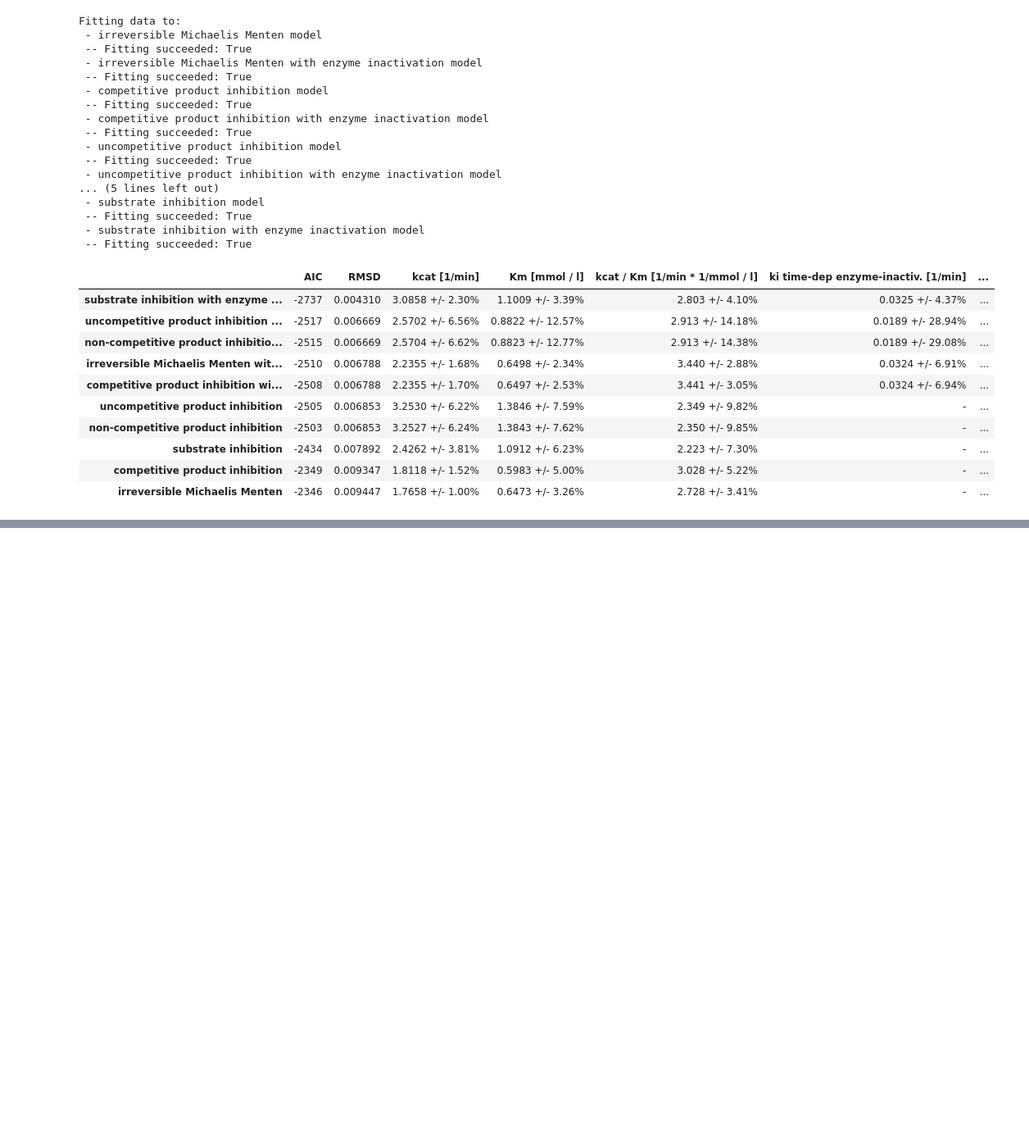
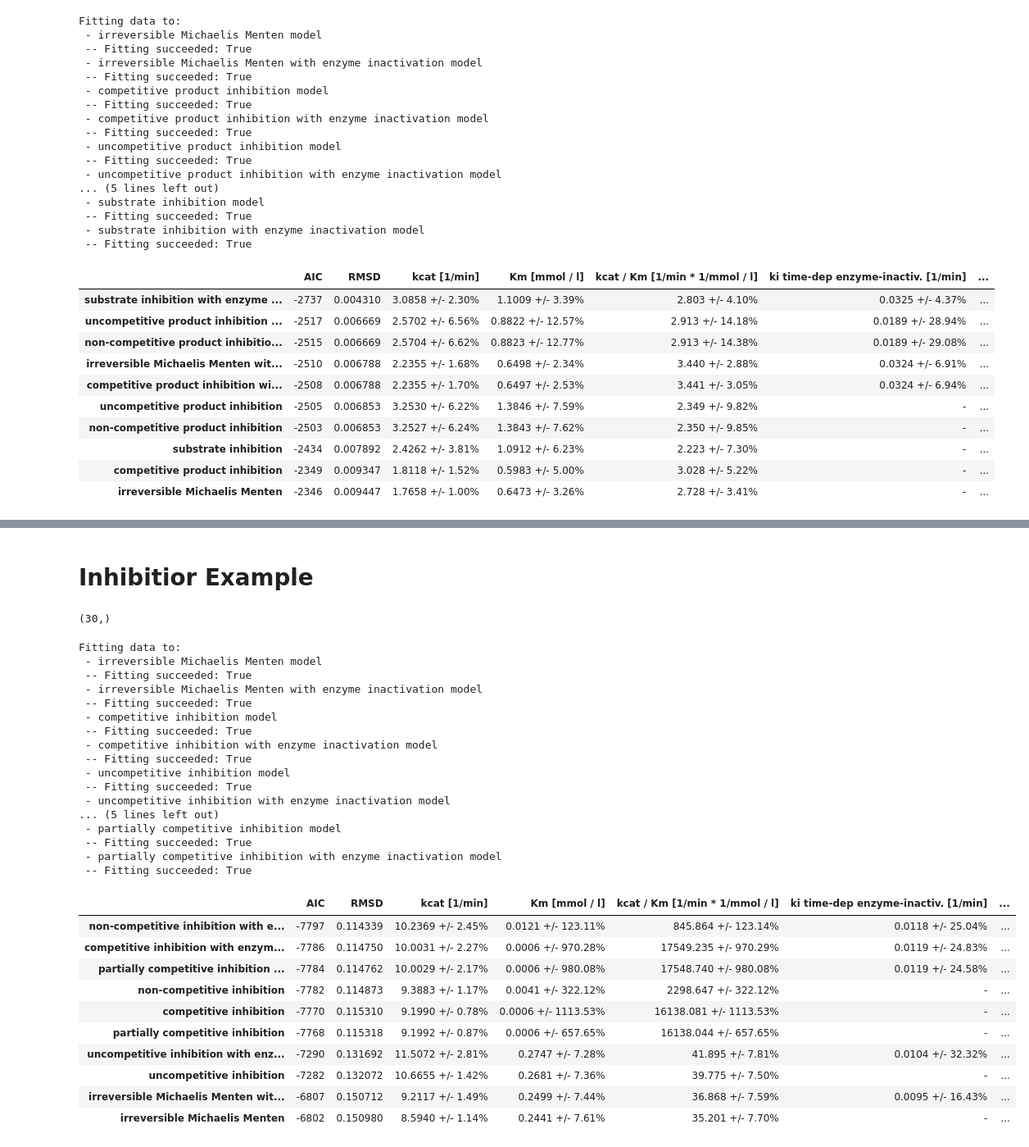
Before and after one commit to FAIRChemistry/EnzymePynetics, a Jupyter notebook: TestfromEnzymeML.ipynb, the cells around one changed output, grey strips where cells are left out. Shown at 82% size. Saved outputs shown, nothing was run; the diff lists cells and outputs as text; code cells hidden in the pictures; blank space fills up the shorter version.

```diff
--- a/TestfromEnzymeML.ipynb
+++ b/TestfromEnzymeML.ipynb
@@ -62,0 +45,43 @@ y
+# %% [markdown]
+# Inhibitior Example
+# %%
+estimator = ParameterEstimator.from_EnzymeML(
+    "/Users/max/Documents/enzymeml/glucosidase_inhibition/out/glucosidase_with_inhibitiors.omex",
+    "s0",
+    "s1",
+    "p0",
+    "s2",
+)
+# %% [output]
+(30,)
+# %%
+estimator.fit_models()
+# %% [output]
+Fitting data to:
+ - irreversible Michaelis Menten model
+ -- Fitting succeeded: True
+ - irreversible Michaelis Menten with enzyme inactivation model
+ -- Fitting succeeded: True
+ - competitive inhibition model
+ -- Fitting succeeded: True
+ - competitive inhibition with enzyme inactivation model
+ -- Fitting succeeded: True
+ - uncompetitive inhibition model
+ -- Fitting succeeded: True
+ - uncompetitive inhibition with enzyme inactivation model
+... (5 lines left out)
+ - partially competitive inhibition model
+ -- Fitting succeeded: True
+ - partially competitive inhibition with enzyme inactivation model
+ -- Fitting succeeded: True
+|  | AIC | RMSD | kcat [1/min] | Km [mmol / l] | kcat / Km [1/min * 1/mmol / l] | ki time-dep enzyme-inactiv. [1/min] | ... |
+| non-competitive inhibition with e... | -7797 | 0.114339 | 10.2369 +/- 2.45% | 0.0121 +/- 123.11% | 845.864 +/- 123.14% | 0.0118 +/- 25.04% | ... |
+| competitive inhibition with enzym... | -7786 | 0.114750 | 10.0031 +/- 2.27% | 0.0006 +/- 970.28% | 17549.235 +/- 970.29% | 0.0119 +/- 24.83% | ... |
+| partially competitive inhibition ... | -7784 | 0.114762 | 10.0029 +/- 2.17% | 0.0006 +/- 980.08% | 17548.740 +/- 980.08% | 0.0119 +/- 24.58% | ... |
+| non-competitive inhibition | -7782 | 0.114873 | 9.3883 +/- 1.17% | 0.0041 +/- 322.12% | 2298.647 +/- 322.12% | - | ... |
+| competitive inhibition | -7770 | 0.115310 | 9.1990 +/- 0.78% | 0.0006 +/- 1113.53% | 16138.081 +/- 1113.53% | - | ... |
+| partially competitive inhibition | -7768 | 0.115318 | 9.1992 +/- 0.87% | 0.0006 +/- 657.65% | 16138.044 +/- 657.65% | - | ... |
+| uncompetitive inhibition with enz... | -7290 | 0.131692 | 11.5072 +/- 2.81% | 0.2747 +/- 7.28% | 41.895 +/- 7.81% | 0.0104 +/- 32.32% | ... |
+| uncompetitive inhibition | -7282 | 0.132072 | 10.6655 +/- 1.42% | 0.2681 +/- 7.36% | 39.775 +/- 7.50% | - | ... |
+| irreversible Michaelis Menten wit... | -6807 | 0.150712 | 9.2117 +/- 1.49% | 0.2499 +/- 7.44% | 36.868 +/- 7.59% | 0.0095 +/- 16.43% | ... |
+| irreversible Michaelis Menten | -6802 | 0.150980 | 8.5940 +/- 1.14% | 0.2441 +/- 7.61% | 35.201 +/- 7.70% | - | ... |
```
Also changed, not shown: parts of 3 cells of this notebook, 1 other file.
